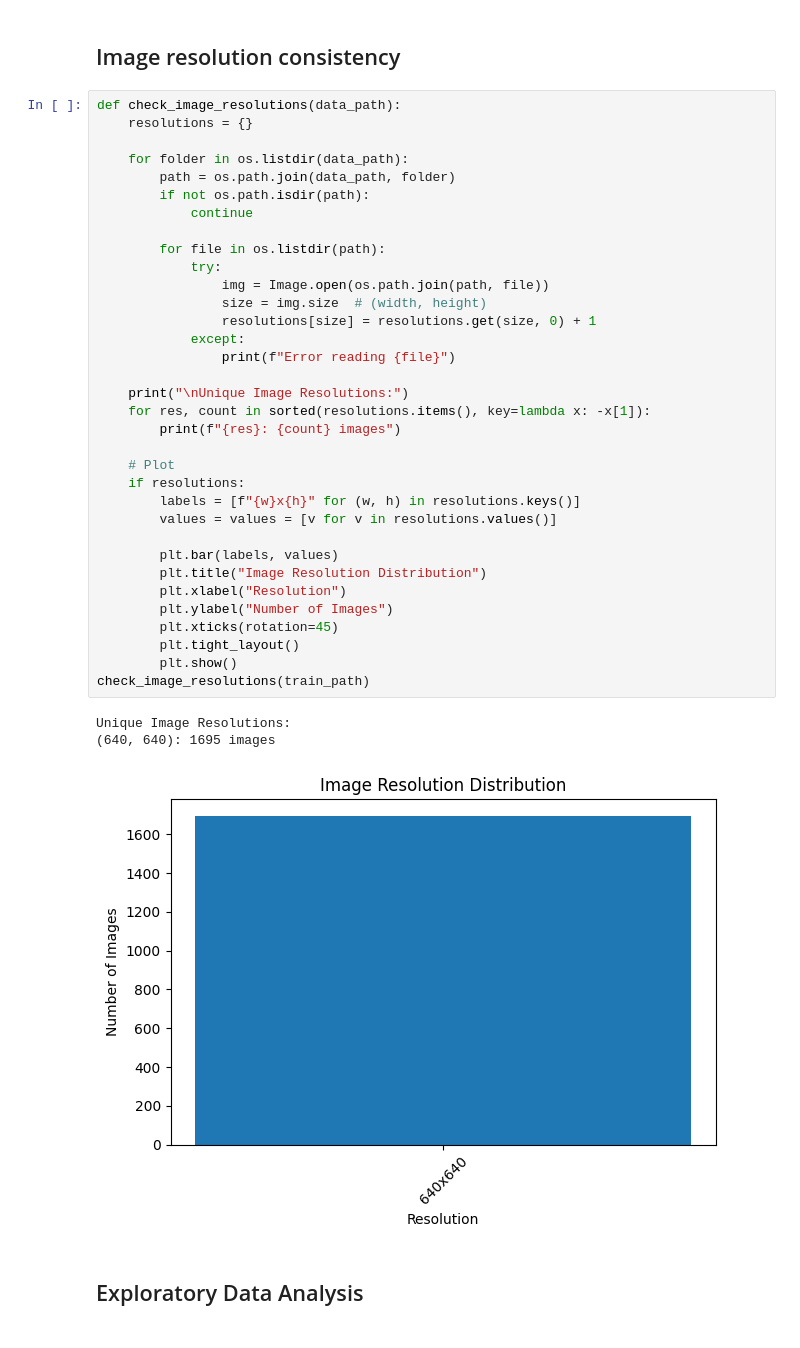
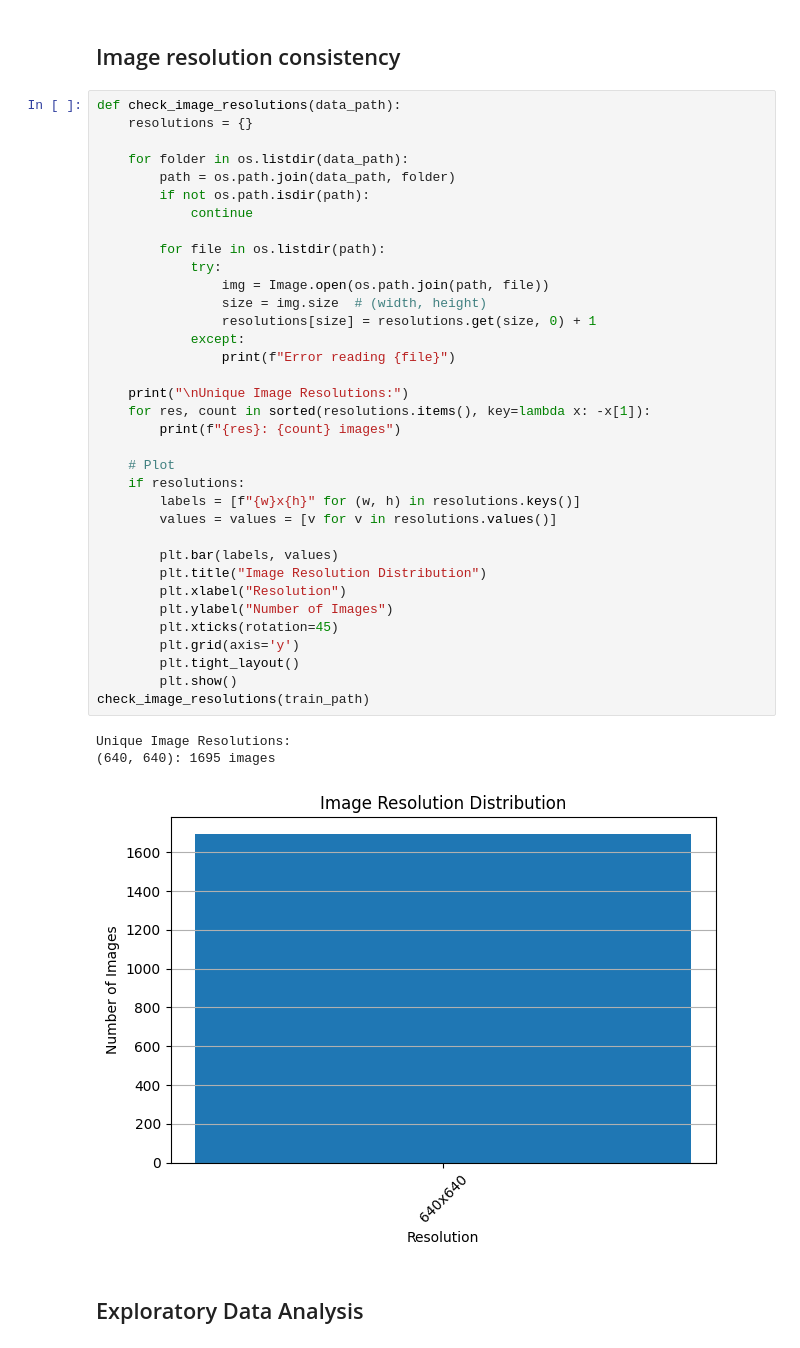
Before and after one commit to Jan2309jr/Brain-Tumor-MRI-Image-Classification, a Jupyter notebook: brain-tumor-detection.ipynb, the cells around one changed output. Drawn from its saved outputs; the diff is of its cells as text.

```diff
--- a/brain-tumor-detection.ipynb
+++ b/brain-tumor-detection.ipynb
@@ -155,34 +159,35 @@ def check_image_resolutions(data_path):
             continue
 
         for file in os.listdir(path):
             try:
                 img = Image.open(os.path.join(path, file))
                 size = img.size  # (width, height)
                 resolutions[size] = resolutions.get(size, 0) + 1
             except:
                 print(f"Error reading {file}")
 
     print("\nUnique Image Resolutions:")
     for res, count in sorted(resolutions.items(), key=lambda x: -x[1]):
         print(f"{res}: {count} images")
 
     # Plot
     if resolutions:
         labels = [f"{w}x{h}" for (w, h) in resolutions.keys()]
         values = values = [v for v in resolutions.values()]
 
         plt.bar(labels, values)
         plt.title("Image Resolution Distribution")
         plt.xlabel("Resolution")
         plt.ylabel("Number of Images")
         plt.xticks(rotation=45)
+        plt.grid(axis='y')
         plt.tight_layout()
         plt.show()
 check_image_resolutions(train_path)
 # %% [output]
 Unique Image Resolutions:
 (640, 640): 1695 images
-[figure, old version]
+[figure, new version]
 # %% [markdown]
 ## Exploratory Data Analysis
 # %% [markdown]
```
Also changed, not shown: parts of 20 cells of this notebook.
